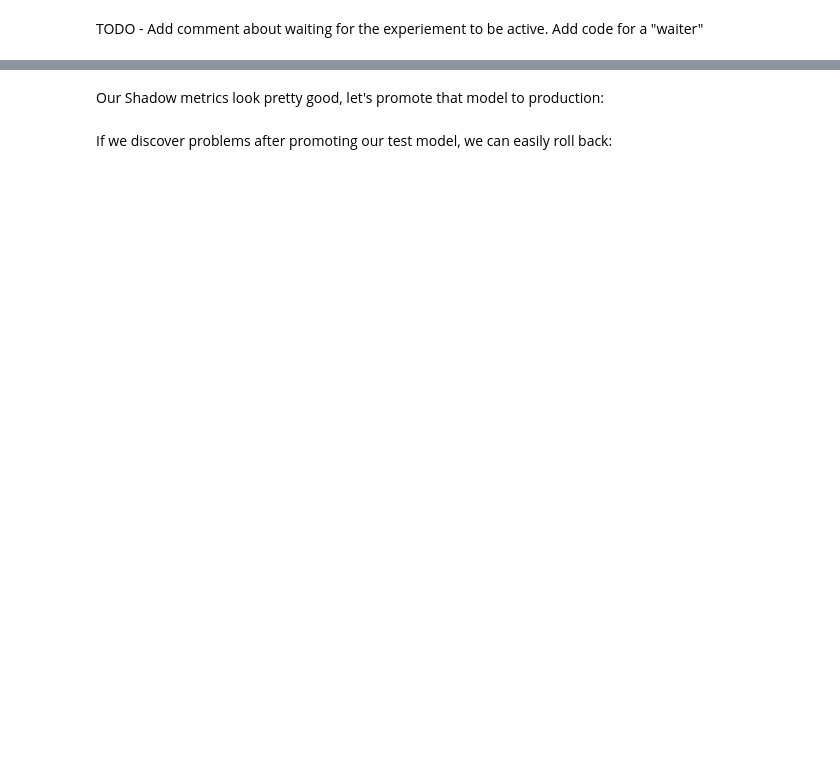
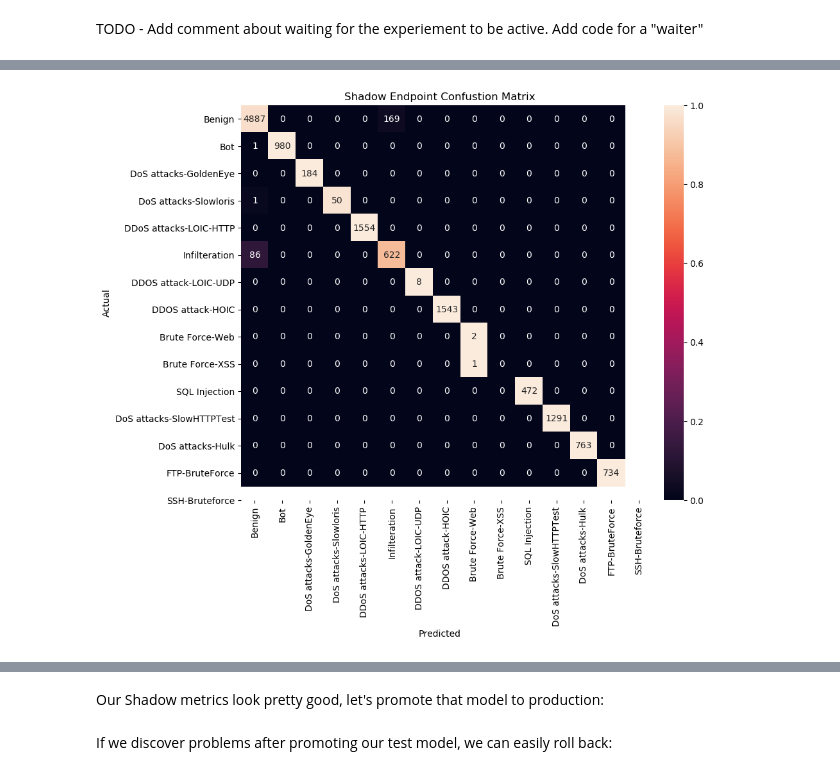
Before and after one commit to sengstacken/labs, a Jupyter notebook: tabular/webtraffic_xgboost/XGBoost-WebTraffic-ShadowTest.ipynb, the cells around one changed output, grey strips where cells are left out. Saved outputs shown, nothing was run; the diff lists cells and outputs as text; code cells hidden in the pictures; blank space fills up the shorter version.

Commit message:
updated shadow test and s3 parsing

```diff
--- a/tabular/webtraffic_xgboost/XGBoost-WebTraffic-ShadowTest.ipynb
+++ b/tabular/webtraffic_xgboost/XGBoost-WebTraffic-ShadowTest.ipynb
@@ -614,19 +566,24 @@ import base64
 # %%
 shadowin = []
 shadowout = []
+shadowid = []
 
 for f in shadowfiles:
     print(f)
     with jsonlines.open(f) as reader:
         for obj in reader:
 
-            # input to model
-            model_input = base64.b64decode(obj['captureData']['endpointInput']['data']).decode('UTF-8').split(',')
-            shadowin.append(model_input)
+            try:
+                infid = obj['eventMetadata']['inferenceId'].split(' ')
+                shadowid.append(int(infid[-1]))
 
-            # utput from model
-            model_output = base64.b64decode(obj['captureData']['endpointOutput']['data']).decode('UTF-8').strip('[').strip(']')
-            metadata = obj['eventMetadata']
-            if 'inferenceId' in metadata:
-                shadowout.append([model_output, metadata['inferenceId']])
+                # input to model
+                model_input = base64.b64decode(obj['captureData']['endpointInput']['data']).decode('UTF-8').split(',')
+                shadowin.append(model_input)
+
+                # output from model
+                model_output = base64.b64decode(obj['captureData']['endpointOutput']['data']).decode('UTF-8').strip('[').strip(']')
+                shadowout.append(model_output)
+            except:
+                pass
 # %% [output]
@@ -741,0 +607,6 @@ shadow_df
+# %%
+shadowdf = pd.DataFrame(data=shadowout,index=shadowid,columns=['Shadow'])
+# %%
+shadowdf['Shadow'] = shadowdf['Shadow'].astype(int)
+# %%
+shadowdf = pd.merge(shadowdf,holdout['Target'],left_index=True,right_index=True)
@@ -742,3 +657,14 @@ shadow_df
+# %%
+fig, ax = plt.subplots(figsize=(10,8))
+cm = confusion_matrix(shadowdf['Target'],shadowdf['Shadow'])
+normalized_cm = cm.astype('float') / cm.sum(axis=1)[:, np.newaxis]
+sns.heatmap(normalized_cm, ax=ax, annot=cm, fmt='',xticklabels=class_list,yticklabels=class_list)
+plt.xlabel('Predicted')
+plt.ylabel('Actual')
+plt.title('Shadow Endpoint Confustion Matrix')
+plt.show()
+# %% [output]
+[figure, added]
 # %%
 %%time
 
```
Also changed, not shown: parts of 78 cells of this notebook.
